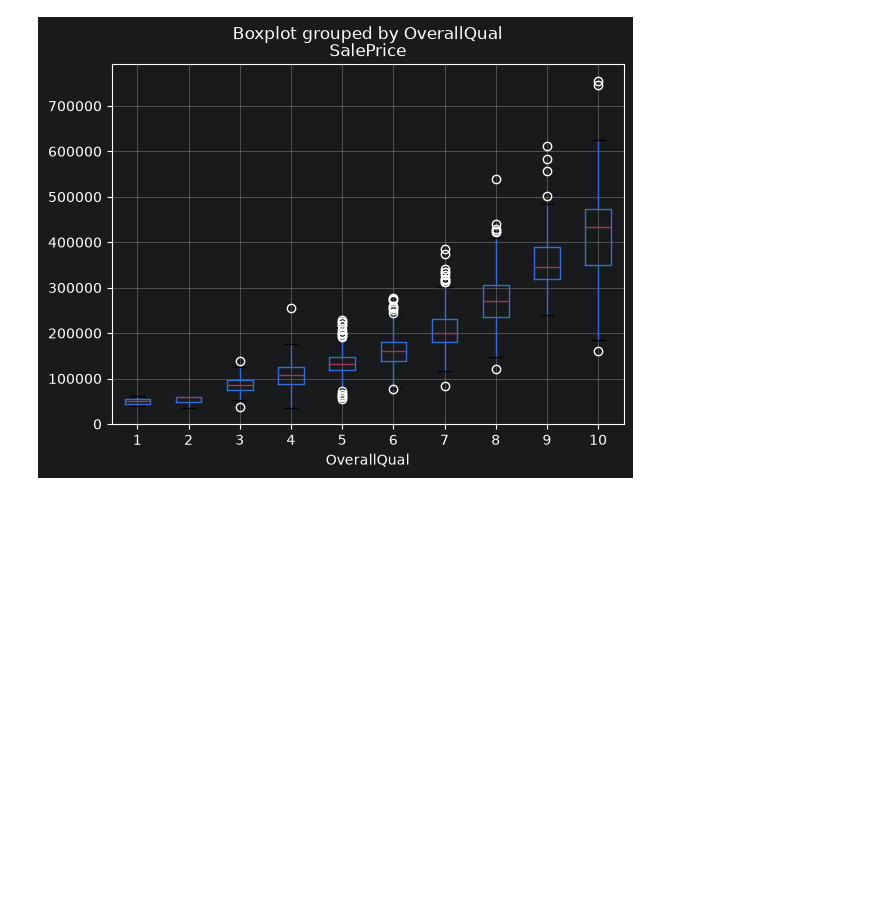
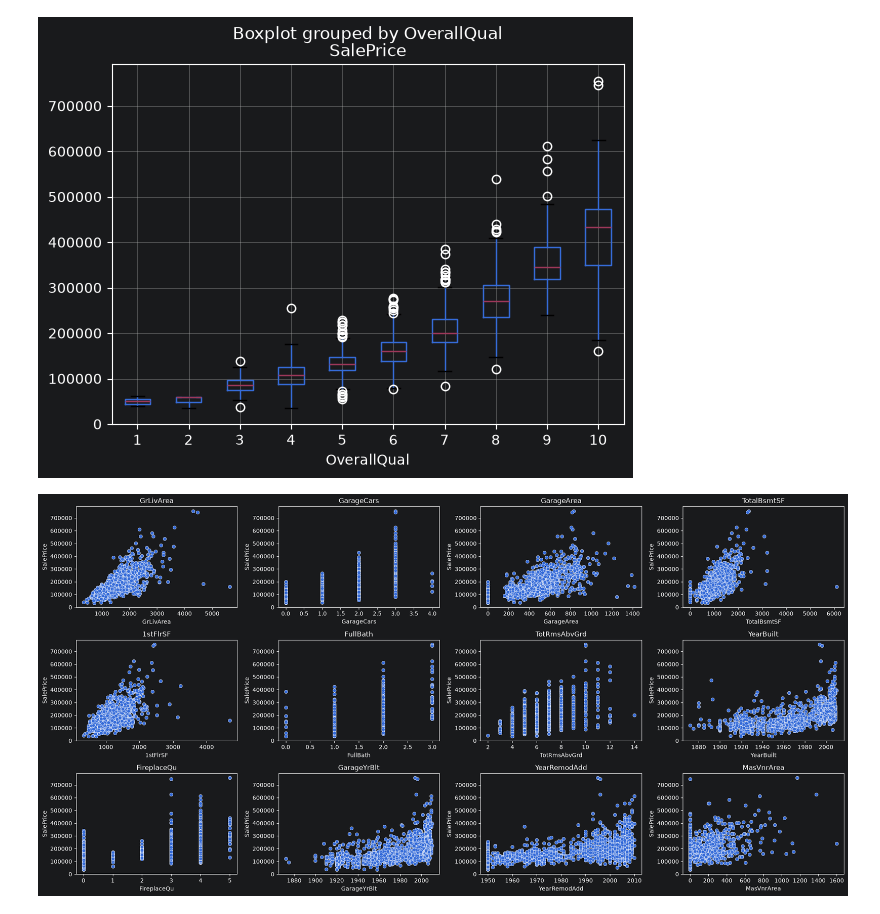
Before and after one commit to xJacoob/MachineLearning, a Jupyter notebook: HousePrices/house_eda.ipynb, the cells around one changed output. Cells and saved outputs as stored; diff of their text form; code cells hidden in the pictures; blank space fills up the shorter version.

```diff
--- a/HousePrices/house_eda.ipynb
+++ b/HousePrices/house_eda.ipynb
@@ -195,3 +197,19 @@ data.boxplot(column='SalePrice', by='OverallQual')
 # %% [output]
 <Axes: title={'center': 'SalePrice'}, xlabel='OverallQual'>
 [figure]
+# %%
+num_features = data.select_dtypes(include=['int64', 'float64'])
+
+top_features = num_features.corr()['SalePrice'].sort_values(ascending=False)[2:14]
+
+fig, axes = plt.subplots(3, 4, figsize=(20, 10))
+axes = axes.flatten()
+
+for i, col in enumerate(top_features.index):
+    sns.scatterplot(data=data, x=col, y='SalePrice', ax=axes[i])
+    axes[i].set_title(col)
+
+plt.tight_layout()
+plt.show()
+# %% [output]
+[figure, added]
```
Also changed, not shown: parts of 9 cells of this notebook, 2 other files.
